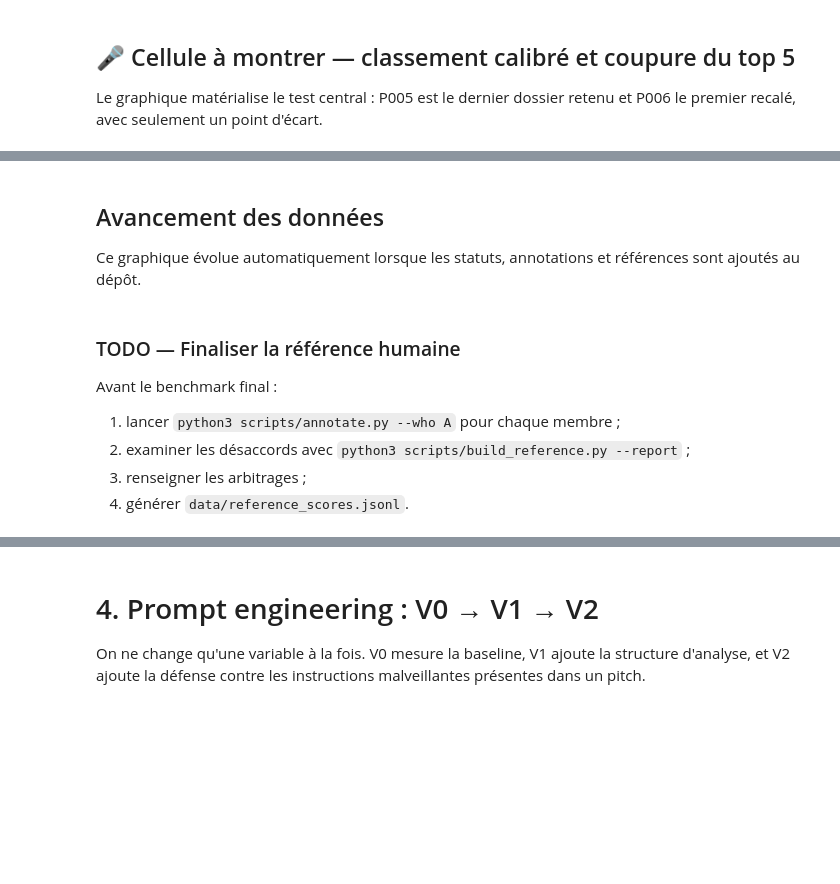
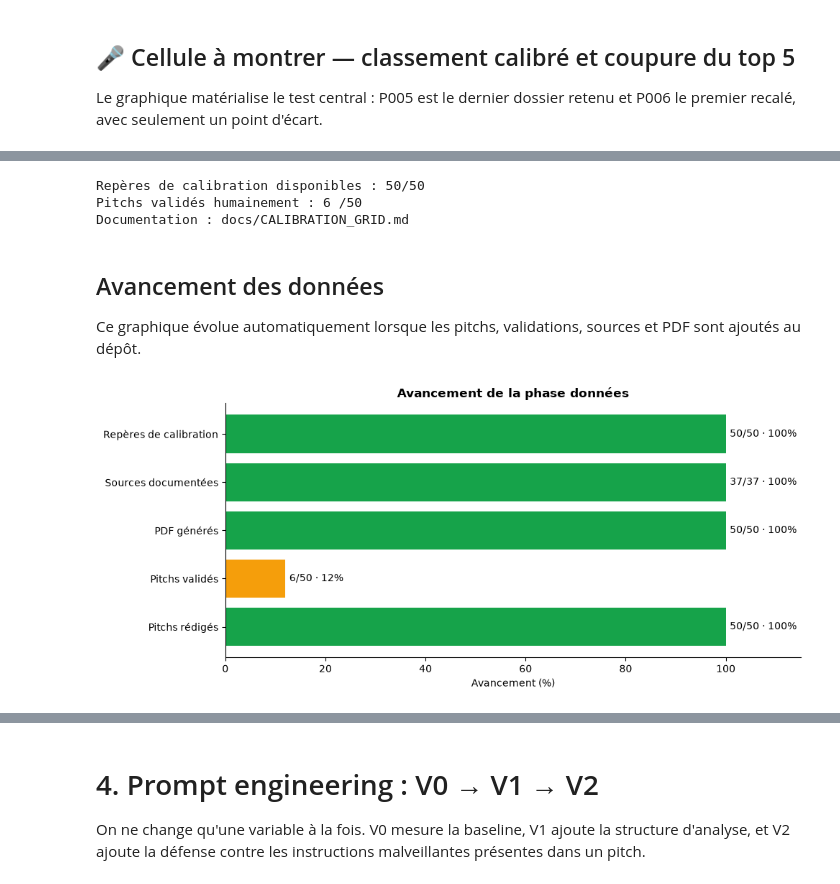
Before and after one commit to anymous115/Super_Project, a Jupyter notebook: 08_quality_vs_cost_benchmark.ipynb, the cells around one changed output, grey strips where cells are left out. Cells and saved outputs as stored; diff of their text form; code cells hidden in the pictures; blank space fills up the shorter version.

```diff
--- a/08_quality_vs_cost_benchmark.ipynb
+++ b/08_quality_vs_cost_benchmark.ipynb
@@ -206,28 +196,37 @@ print(f'Références disponibles : {len(reference_rows)}/50')
+# %%
+def read_jsonl_if_present(path):
+    if not path.exists():
+        return []
+    return [json.loads(line) for line in path.read_text(encoding='utf-8').splitlines() if line.strip()]
+
+calibration_by_id = {row['pitch_id']: row for row in calibration}
+assert len(calibration_by_id) == len(pitches) == 50
+assert set(calibration_by_id) == {pitch['pitch_id'] for pitch in pitches}
+print('Repères de calibration disponibles : 50/50')
+print('Pitchs validés humainement :', status_counts.get('human_validated', status_counts.get('validated', 0)), '/50')
+print('Documentation : docs/CALIBRATION_GRID.md')
+# %% [output]
+Repères de calibration disponibles : 50/50
+Pitchs validés humainement : 6 /50
+Documentation : docs/CALIBRATION_GRID.md
 # %% [markdown]
 ## Avancement des données
 
-Ce graphique évolue automatiquement lorsque les statuts, annotations et références sont ajoutés au dépôt.
+Ce graphique évolue automatiquement lorsque les pitchs, validations, sources et PDF sont ajoutés au dépôt.
 # %%
 progress_df = pd.DataFrame({
-    'jalon': ['Pitchs rédigés', 'Pitchs validés', 'PDF générés', 'Annotations humaines', 'Scores de référence'],
-    'réalisé': [len(pitches), status_counts.get('validated', 0), pdf_count, sum(annotation_counts.values()), len(reference_rows)],
-    'objectif': [50, 50, 50, 100, 50],
+    'jalon': ['Pitchs rédigés', 'Pitchs validés', 'PDF générés', 'Sources documentées', 'Repères de calibration'],
+    'réalisé': [len(pitches), status_counts.get('human_validated', status_counts.get('validated', 0)), pdf_count, sum(bool(p.get('source_url')) for p in derived), len(calibration_by_id)],
+    'objectif': [50, 50, 50, len(derived), 50],
 })
 progress_df['pourcentage'] = 100 * progress_df['réalisé'] / progress_df['objectif']
 
 fig, ax = plt.subplots(figsize=(10, 4.5))
 colors = [PLOT_COLORS['success'] if value == 100 else PLOT_COLORS['secondary'] if value > 0 else PLOT_COLORS['muted'] for value in progress_df['pourcentage']]
 bars = ax.barh(progress_df['jalon'], progress_df['pourcentage'], color=colors)
 ax.bar_label(bars, labels=[f"{done}/{goal} · {pct:.0f}%" for done, goal, pct in zip(progress_df['réalisé'], progress_df['objectif'], progress_df['pourcentage'])], padding=4)
 ax.set(title='Avancement de la phase données', xlabel='Avancement (%)', ylabel='', xlim=(0, 115))
 plt.tight_layout()
 plt.show()
+# %% [output]
+[figure, added]
-# %% [markdown]
-### TODO — Finaliser la référence humaine
-
-Avant le benchmark final :
-
-1. lancer `python3 scripts/annotate.py --who A` pour chaque membre ;
-2. examiner les désaccords avec `python3 scripts/build_reference.py --report` ;
-3. renseigner les arbitrages ;
-4. générer `data/reference_scores.jsonl`.
```
Also changed, not shown: parts of 49 cells of this notebook, 1 other file.
